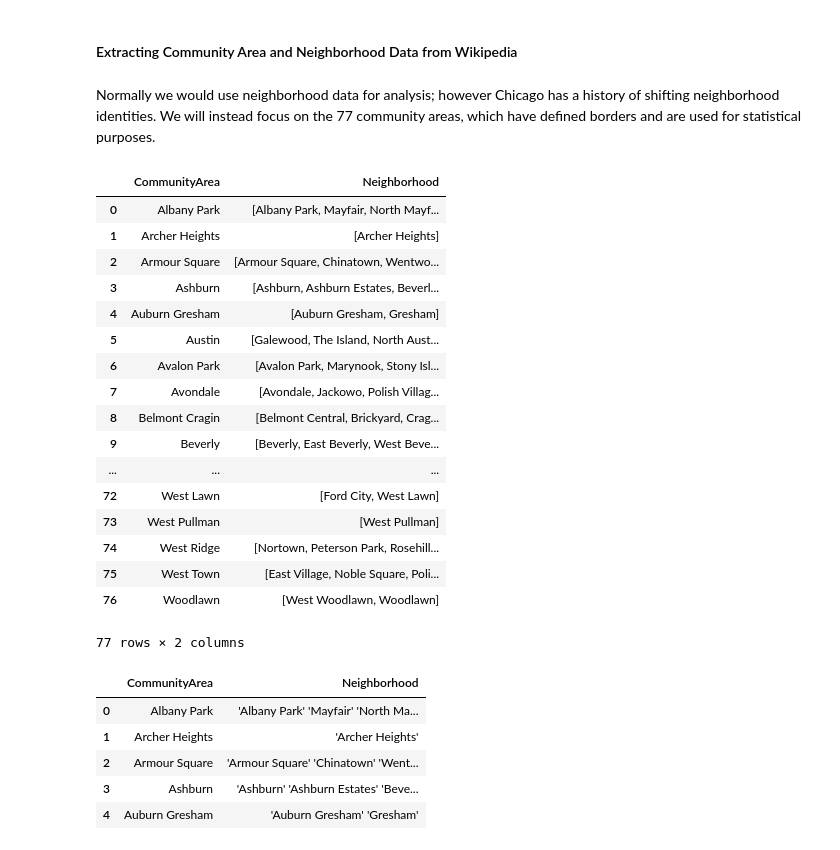
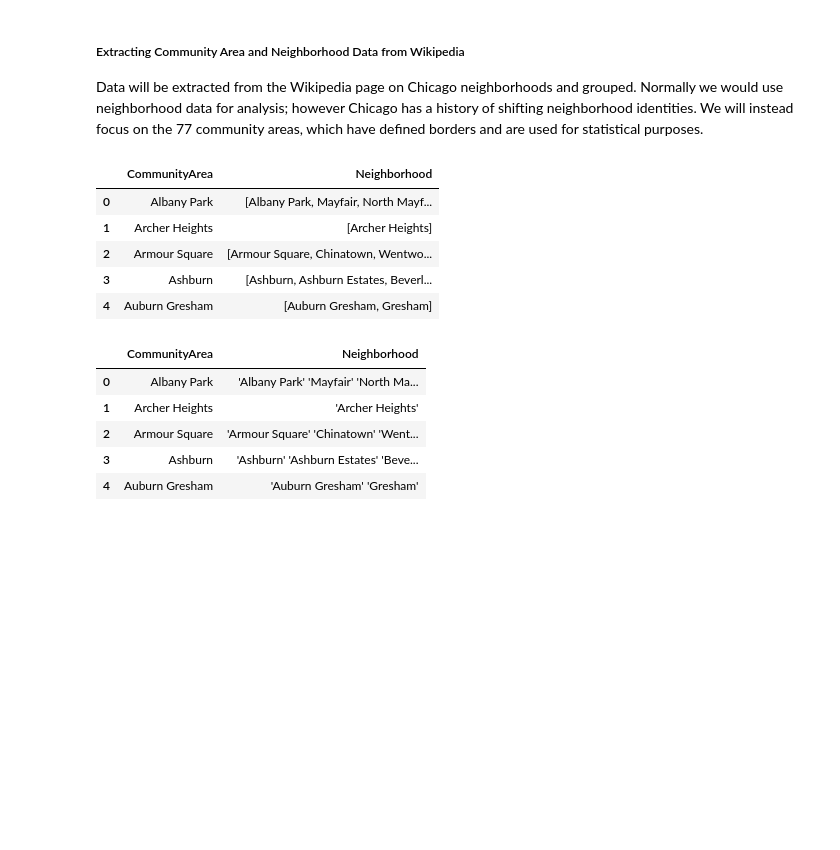
Before and after one commit to sjlim-hub/coursera_capstone_project, a Jupyter notebook: Capstone Project.ipynb, the cells around one changed output. Saved outputs shown, nothing was run; the diff lists cells and outputs as text; code cells hidden in the pictures; blank space fills up the shorter version.

```diff
--- a/Capstone Project.ipynb
+++ b/Capstone Project.ipynb
@@ -82,7 +88,10 @@ Requirement already satisfied: certifi>=2017.4.17 in /opt/conda/envs/Python36/li
 Requirement already satisfied: geopy in /opt/conda/envs/Python36/lib/python3.6/site-packages (1.18.1)
 Requirement already satisfied: geographiclib<2,>=1.49 in /opt/conda/envs/Python36/lib/python3.6/site-packages (from geopy) (1.49)
-# %% [markdown]
-#### Extracting Community Area and Neighborhood Data from Wikipedia
+# %% [markdown]
+##### Extracting Community Area and Neighborhood Data from Wikipedia
+Data will be extracted from the Wikipedia page on Chicago neighborhoods and grouped.
+Normally we would use neighborhood data for analysis; however Chicago has a history of shifting neighborhood identities.
+We will instead focus on the 77 community areas, which have defined borders and are used for statistical purposes.
 # %%
 #create a URL reference for the Chicago neighborhood wiki page and scrape the data
 chicago_wiki = 'https://en.wikipedia.org/wiki/List_of_neighborhoods_in_Chicago'
@@ -106,33 +115,18 @@ df_replacements = pd.DataFrame(chicago_replacements)
 # %%
 #replace the original df_chicago['CommunityArea'] column with the new one
 df_chicago['CommunityArea'] = df_replacements['CommunityArea']
-# %% [markdown]
-Normally we would use neighborhood data for analysis; however Chicago has a history of shifting neighborhood identities.
-We will instead focus on the 77 community areas, which have defined borders and are used for statistical purposes.
 # %%
 #Change our data frame to encompass unique community areas and group neighborhoods
 df_chicago_ca = df_chicago['Neighborhood'].groupby(df_chicago['CommunityArea']).unique()
 df_chicago_grouped = pd.DataFrame(df_chicago_ca).reset_index()
-df_chicago_grouped
+df_chicago_grouped.head(5)
 # %% [output]
 |  | CommunityArea | Neighborhood |
 | 0 | Albany Park | [Albany Park, Mayfair, North Mayf... |
 | 1 | Archer Heights | [Archer Heights] |
 | 2 | Armour Square | [Armour Square, Chinatown, Wentwo... |
 | 3 | Ashburn | [Ashburn, Ashburn Estates, Beverl... |
 | 4 | Auburn Gresham | [Auburn Gresham, Gresham] |
-| 5 | Austin | [Galewood, The Island, North Aust... |
-| 6 | Avalon Park | [Avalon Park, Marynook, Stony Isl... |
-| 7 | Avondale | [Avondale, Jackowo, Polish Villag... |
-| 8 | Belmont Cragin | [Belmont Central, Brickyard, Crag... |
-| 9 | Beverly | [Beverly, East Beverly, West Beve... |
-| ... | ... | ... |
-| 72 | West Lawn | [Ford City, West Lawn] |
-| 73 | West Pullman | [West Pullman] |
-| 74 | West Ridge | [Nortown, Peterson Park, Rosehill... |
-| 75 | West Town | [East Village, Noble Square, Poli... |
-| 76 | Woodlawn | [West Woodlawn, Woodlawn] |
-77 rows × 2 columns
 # %%
 #Remove the brackets from out Neighborhoods
 df_chicago_grouped['Neighborhood'] = df_chicago_grouped['Neighborhood'].astype('str')
```
Also changed, not shown: parts of 96 cells of this notebook.
